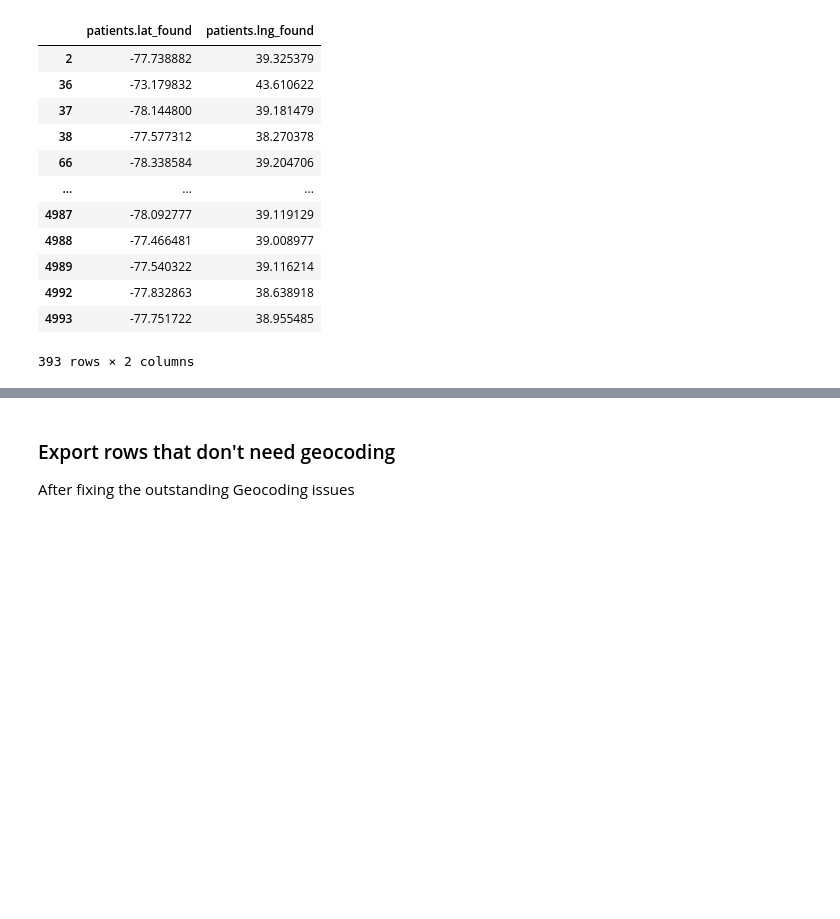
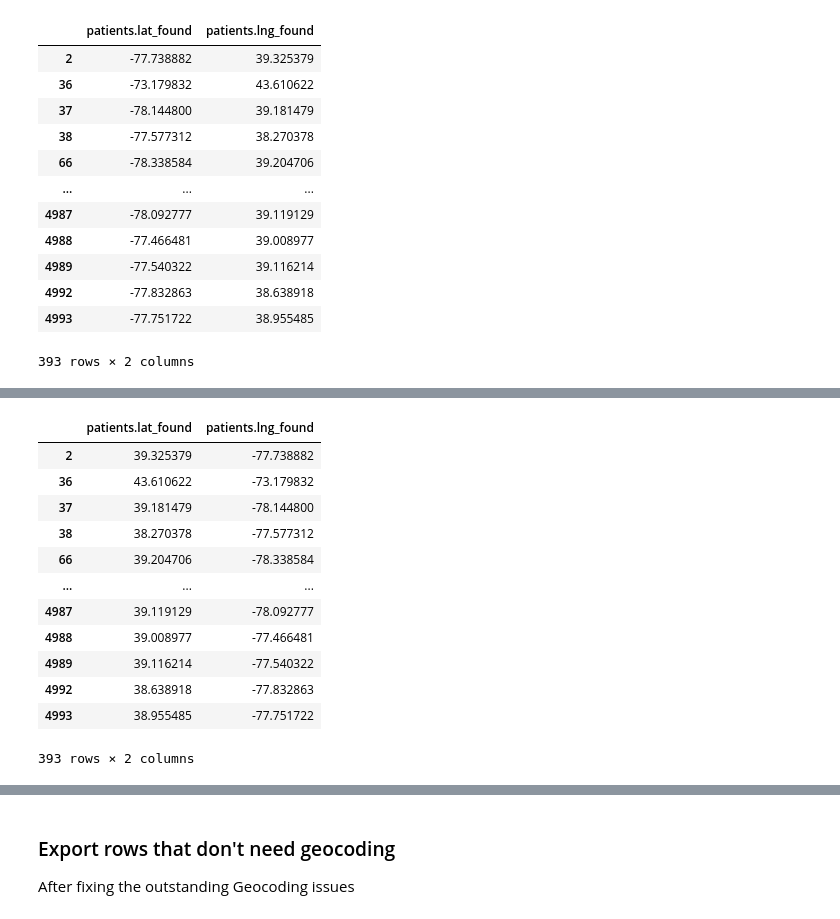
Before and after one commit to code-for-charlottesville/wildlife_collisions, a Jupyter notebook: pipeline_cleaning/WRMD Data/WRMD_data_pipeline.ipynb, the cells around one changed output, grey strips where cells are left out. Drawn from its saved outputs; the diff is of its cells as text; code cells hidden in the pictures; blank space fills up the shorter version.

```diff
--- a/pipeline_cleaning/WRMD Data/WRMD_data_pipeline.ipynb
+++ b/pipeline_cleaning/WRMD Data/WRMD_data_pipeline.ipynb
@@ -565,0 +577,16 @@ swapped_lat_long[['patients.lat_found', 'patients.lng_found']]
+# %%
+swapped_lat_long[['patients.lat_found', 'patients.lng_found']]
+# %% [output]
+|  | patients.lat_found | patients.lng_found |
+| 2 | 39.325379 | -77.738882 |
+| 36 | 43.610622 | -73.179832 |
+| 37 | 39.181479 | -78.144800 |
+| 38 | 38.270378 | -77.577312 |
+| 66 | 39.204706 | -78.338584 |
+| ... | ... | ... |
+| 4987 | 39.119129 | -78.092777 |
+| 4988 | 39.008977 | -77.466481 |
+| 4989 | 39.116214 | -77.540322 |
+| 4992 | 38.638918 | -77.832863 |
+| 4993 | 38.955485 | -77.751722 |
+393 rows × 2 columns
```
Also changed, not shown: parts of 8 cells of this notebook.
